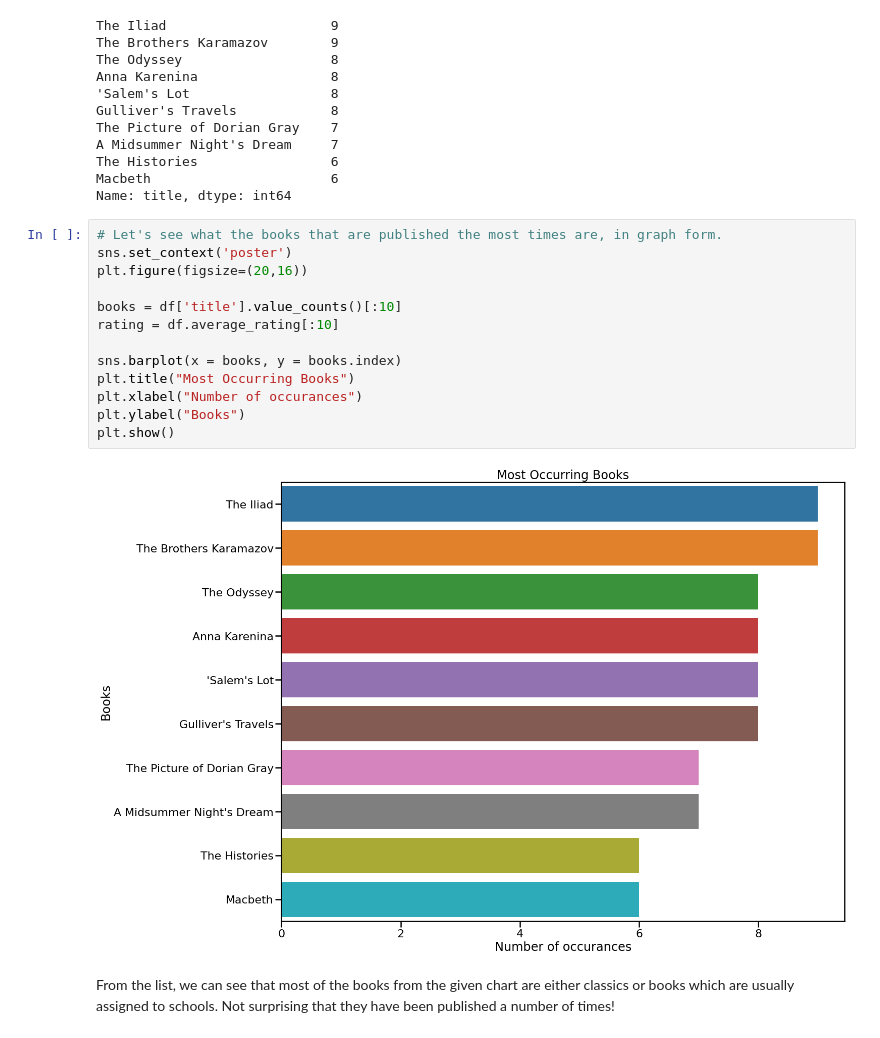
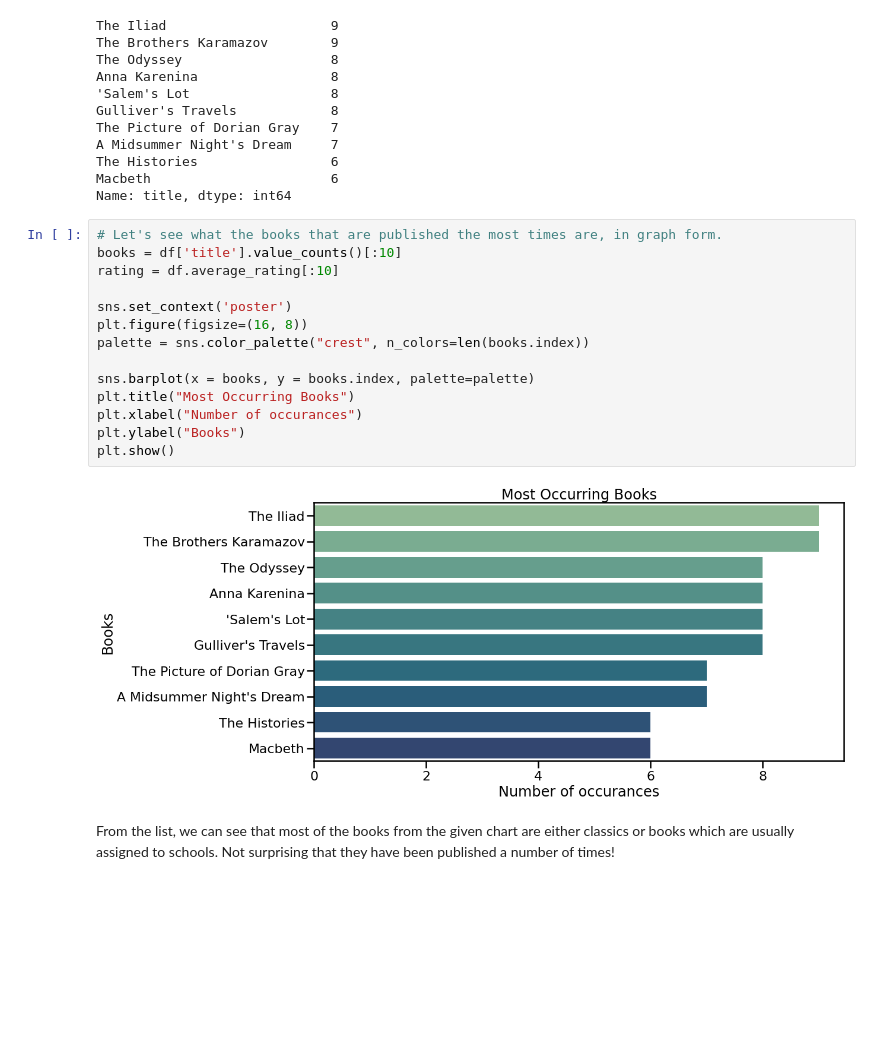
Before and after one commit to Snizzmo/Data-Science, a Jupyter notebook: Capstone3/notebooks/1.0-cf-initial-data-exploration.ipynb, the cells around one changed output. Drawn from its saved outputs; the diff is of its cells as text; blank space fills up the shorter version.

```diff
--- a/Capstone3/notebooks/1.0-cf-initial-data-exploration.ipynb
+++ b/Capstone3/notebooks/1.0-cf-initial-data-exploration.ipynb
@@ -89,19 +89,20 @@ Macbeth                       6
 Name: title, dtype: int64
 # %%
 # Let's see what the books that are published the most times are, in graph form.
-sns.set_context('poster')
-plt.figure(figsize=(20,16))
-
 books = df['title'].value_counts()[:10]
 rating = df.average_rating[:10]
 
-sns.barplot(x = books, y = books.index)
+sns.set_context('poster')
+plt.figure(figsize=(16, 8))
+palette = sns.color_palette("crest", n_colors=len(books.index))
+
+sns.barplot(x = books, y = books.index, palette=palette)
 plt.title("Most Occurring Books")
 plt.xlabel("Number of occurances")
 plt.ylabel("Books")
 plt.show()
 # %% [output]
-[figure, old version]
+[figure, new version]
 # %% [markdown]
 From the list, we can see that most of the books from the given chart are either classics or books which are usually assigned to schools. Not surprising that they have been published a number of times!
 # %% [markdown]
```
Also changed, not shown: parts of 21 cells of this notebook.
